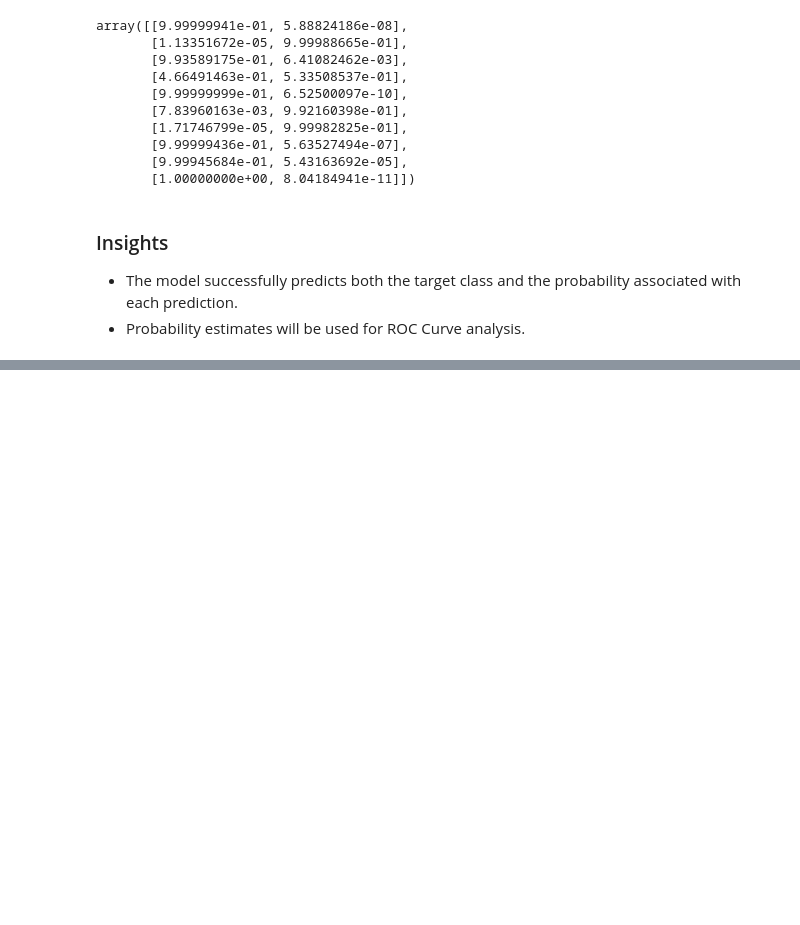
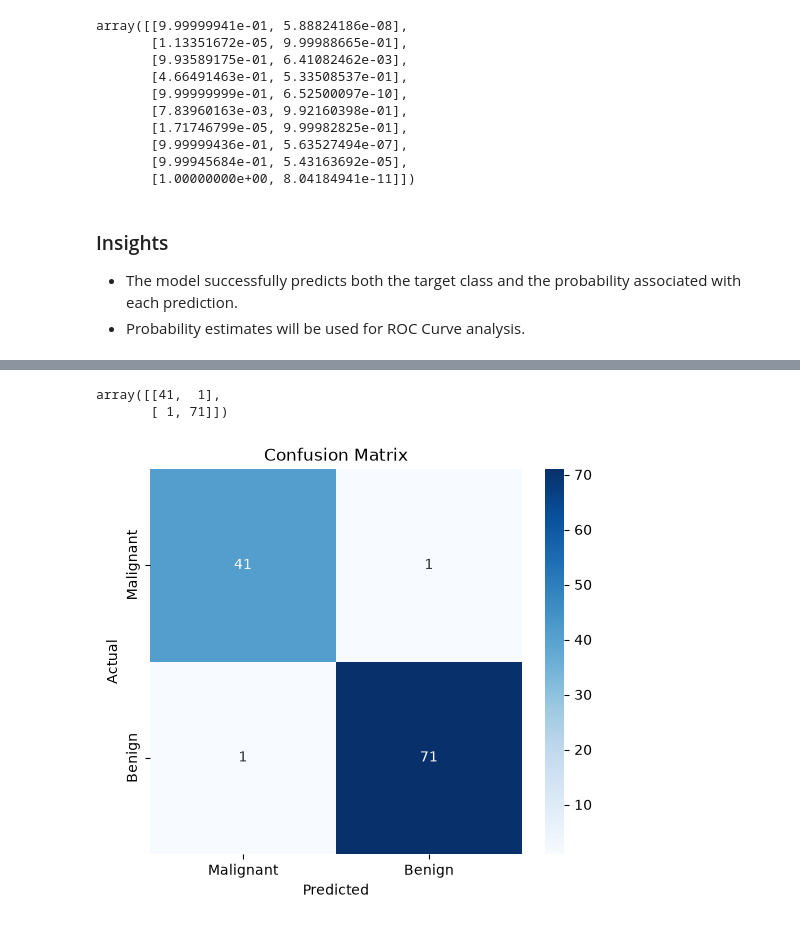
Before and after one commit to Pralishatripathy000/ml-logistic-regression, a Jupyter notebook: notebook.ipynb, the cells around one changed output, grey strips where cells are left out. Saved outputs shown, nothing was run; the diff lists cells and outputs as text; code cells hidden in the pictures; blank space fills up the shorter version.

```diff
--- a/notebook.ipynb
+++ b/notebook.ipynb
@@ -474,0 +539,9 @@ predictions.head(20).to_csv(
+# %%
+# Generate the confusion matrix
+
+cm = confusion_matrix(y_test, y_pred)
+
+cm
+# %% [output]
+array([[41,  1],
+       [ 1, 71]])
@@ -474,0 +558,27 @@ predictions.head(20).to_csv(
+# %%
+# Plot the confusion matrix
+
+plt.figure(figsize=(6,5))
+
+sns.heatmap(
+    cm,
+    annot=True,
+    fmt="d",
+    cmap="Blues",
+    xticklabels=["Malignant","Benign"],
+    yticklabels=["Malignant","Benign"]
+)
+
+plt.xlabel("Predicted")
+plt.ylabel("Actual")
+plt.title("Confusion Matrix")
+
+plt.savefig(
+    "outputs/figures/confusion_matrix.png",
+    dpi=300,
+    bbox_inches="tight"
+)
+
+plt.show()
+# %% [output]
+[figure, added]
```
Also changed, not shown: parts of 10 cells of this notebook, 5 other files.
